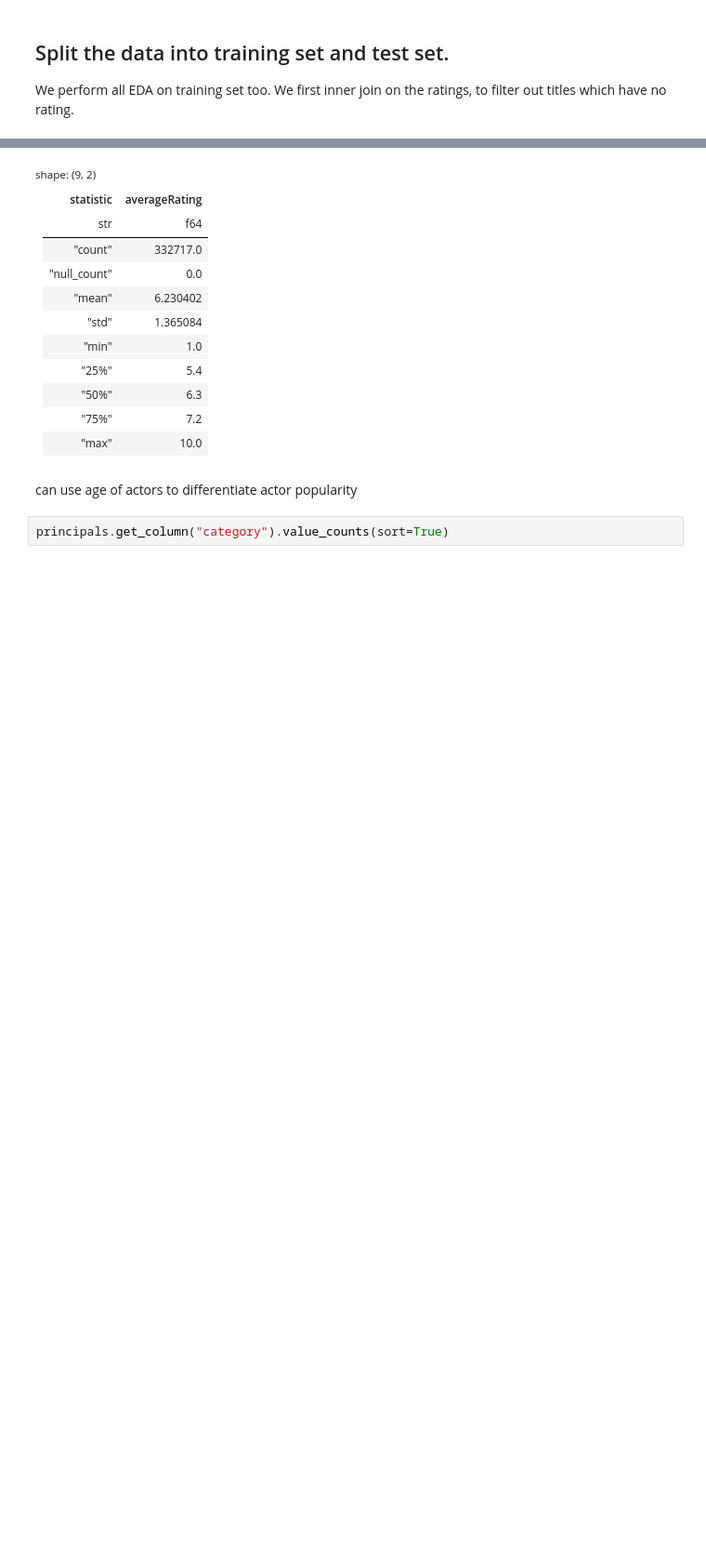
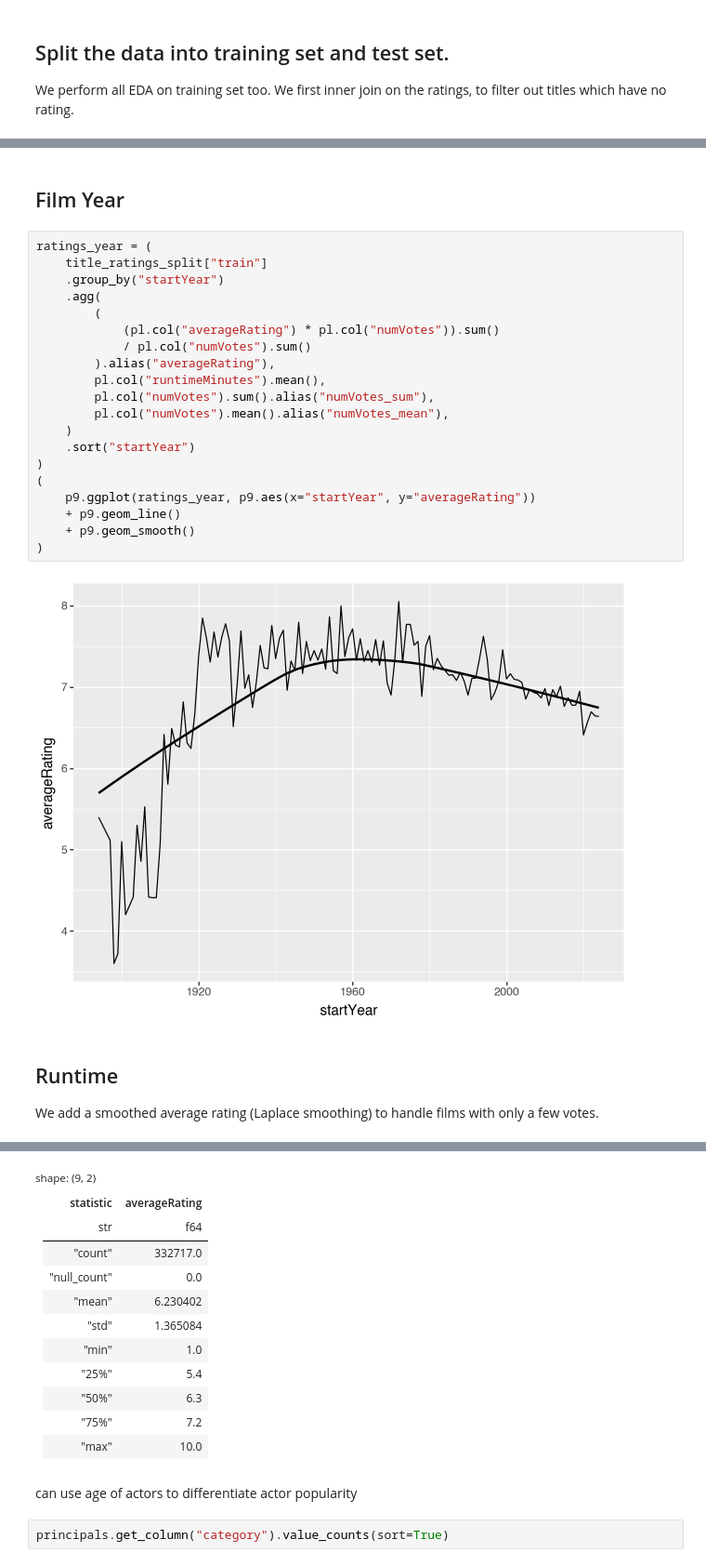
Before and after one commit to seanv507/imdb, a Jupyter notebook: analysis.ipynb, the cells around one changed output, grey strips where cells are left out. Shown at 93% size. Drawn from its saved outputs; the diff is of its cells as text; blank space fills up the shorter version.

```diff
--- a/analysis.ipynb
+++ b/analysis.ipynb
@@ -100,0 +203,27 @@ shape: (9, 2)
+# %% [markdown]
+## Film Year
+# %%
+ratings_year = (
+    title_ratings_split["train"]
+    .group_by("startYear")
+    .agg(
+        (
+            (pl.col("averageRating") * pl.col("numVotes")).sum()
+            / pl.col("numVotes").sum()
+        ).alias("averageRating"),
+        pl.col("runtimeMinutes").mean(),
+        pl.col("numVotes").sum().alias("numVotes_sum"),
+        pl.col("numVotes").mean().alias("numVotes_mean"),
+    )
+    .sort("startYear")
+)
+(
+    p9.ggplot(ratings_year, p9.aes(x="startYear", y="averageRating"))
+    + p9.geom_line()
+    + p9.geom_smooth()
+)
+# %% [output]
+[figure, added]
+# %% [markdown]
+## Runtime
+We add a smoothed average rating (Laplace smoothing) to handle films with only a few votes.
```
Also changed, not shown: parts of 58 cells of this notebook.
